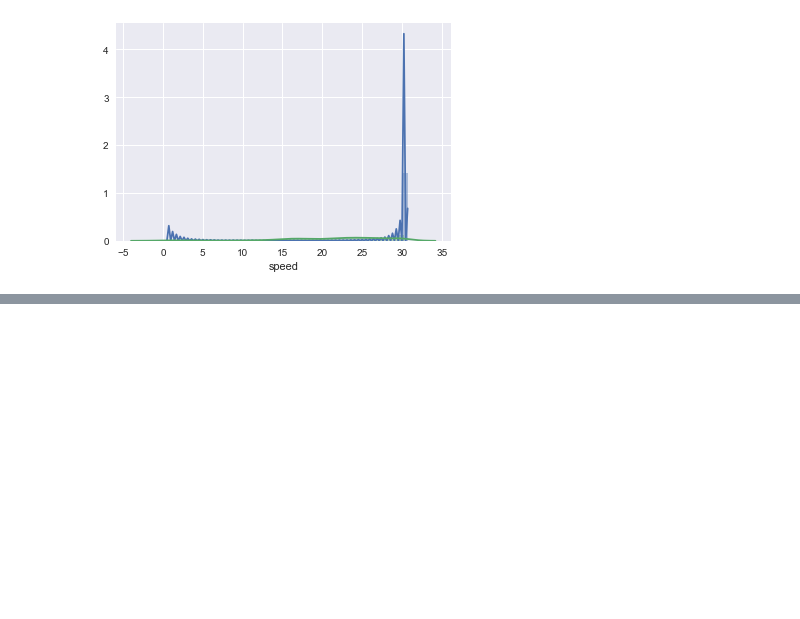
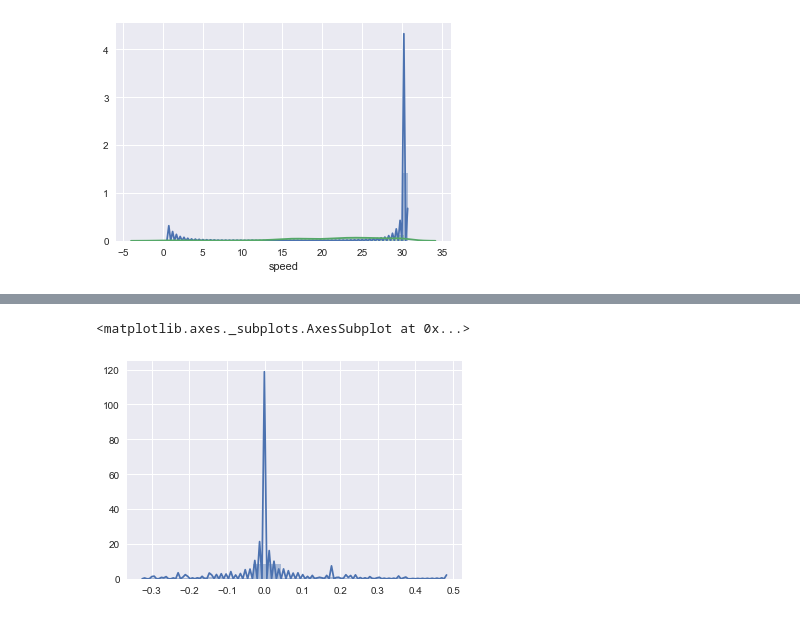
Before and after one commit to suryasumukh/CarND-Behavioral-Cloning-P3, a Jupyter notebook: notebooks/exploration.ipynb, the cells around one changed output, grey strips where cells are left out. Saved outputs shown, nothing was run; the diff lists cells and outputs as text; code cells hidden in the pictures; blank space fills up the shorter version.

```diff
--- a/notebooks/exploration.ipynb
+++ b/notebooks/exploration.ipynb
@@ -81,0 +120,6 @@ sns.distplot(test_run['speed'])
+# %%
+rsmpl = np.random.choice(angles, 128)
+sns.distplot(rsmpl)
+# %% [output]
+<matplotlib.axes._subplots.AxesSubplot at 0x...>
+[figure, added]
```
Also changed, not shown: parts of 17 cells of this notebook, 2 other files.
